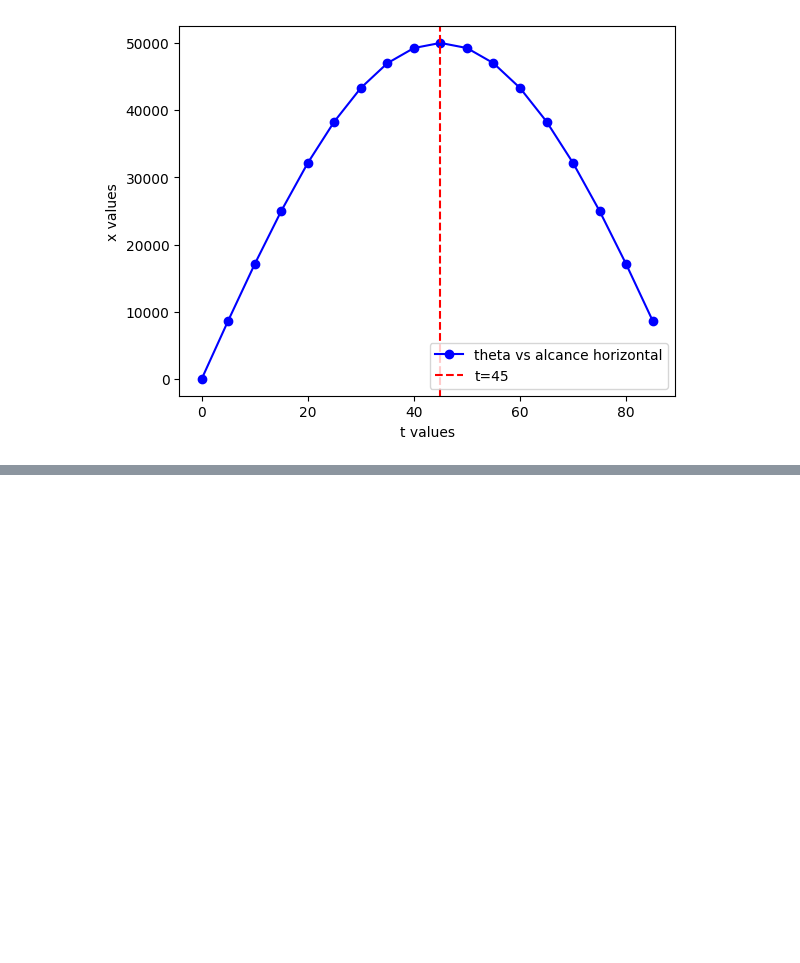
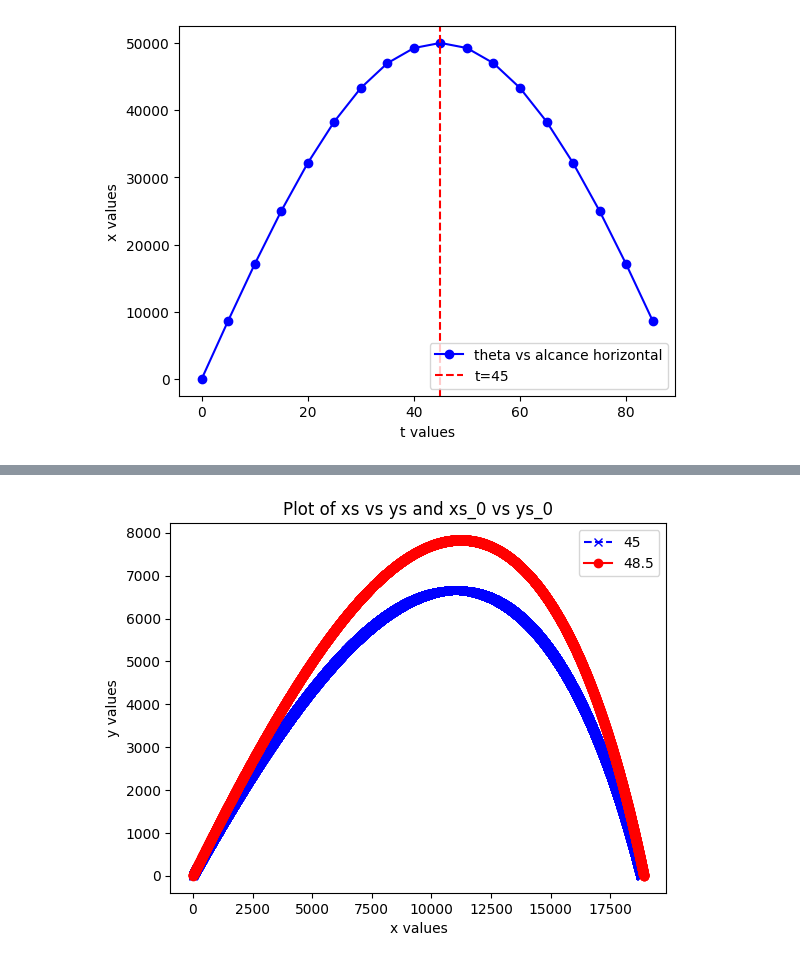
Before and after one commit to BrianDL/fisica_computacional, a Jupyter notebook: euler.ipynb, the cells around one changed output, grey strips where cells are left out. Saved outputs shown, nothing was run; the diff lists cells and outputs as text; code cells hidden in the pictures; blank space fills up the shorter version.

```diff
--- a/euler.ipynb
+++ b/euler.ipynb
@@ -188,2 +188,20 @@ plt.show()
 MÁXIMO_ALCANCE_HORIZONTAL (48.5, 18898.77918719998)
 [figure]
+# %%
+### Comparamos dos ángulos de lanzamiento diferente con resistencia del aire
+(xs_0, ys_0, _, _) = proyectil(theta=(0.25*np.pi), stop_fn=es_x_maximo) # 45 grados
+(xs, ys, _, _) = proyectil(theta=(np.pi/180.0)*48.5, stop_fn=es_x_maximo) # 48.5
+
+plt.plot(xs_0, ys_0, marker='x', linestyle='--', color='b', label='45')
+plt.plot(xs, ys, marker='o', linestyle='-', color='r', label='48.5')
+
+
+plt.title('Plot of xs vs ys and xs_0 vs ys_0')
+plt.xlabel('x values')
+plt.ylabel('y values')
+
+plt.legend()
+
+plt.show()
+# %% [output]
+[figure, added]
```
Also changed, not shown: parts of 2 cells of this notebook.
